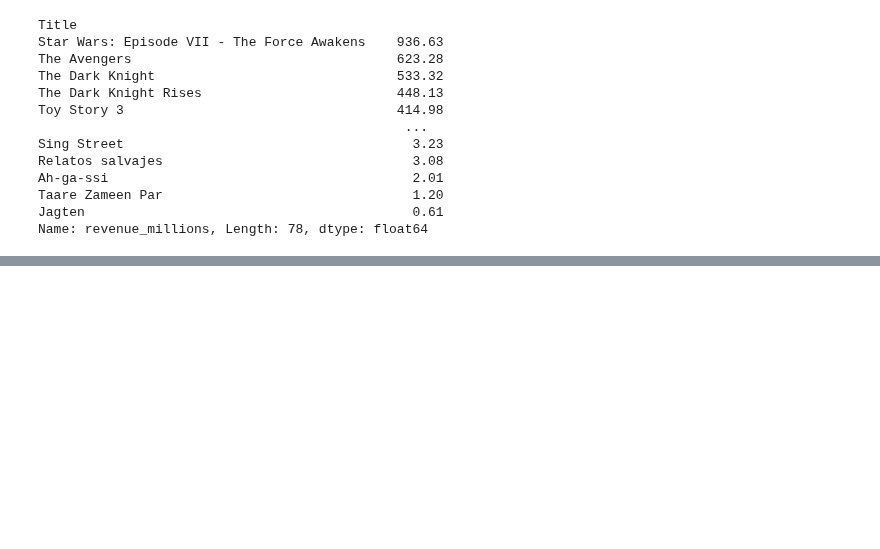
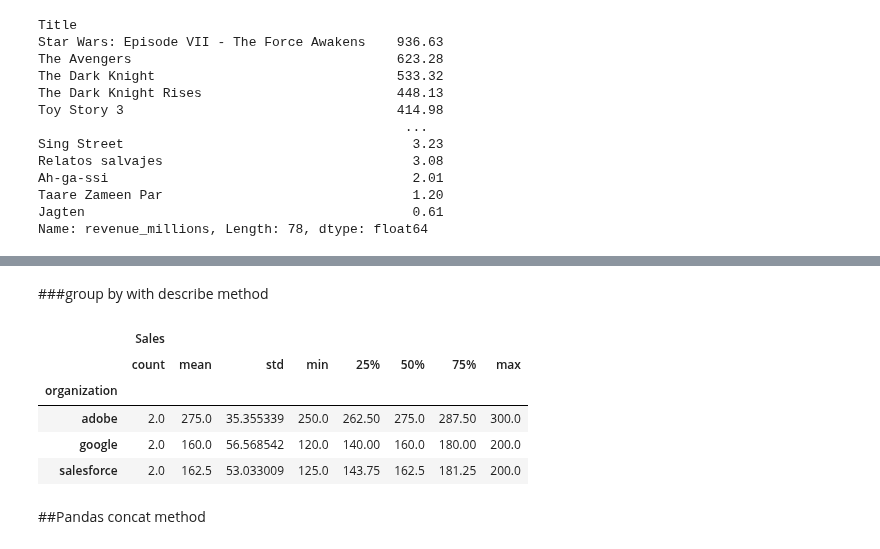
Before and after one commit to santhoshmc/machine-learning, a Jupyter notebook: Python_Pandas.ipynb, the cells around one changed output, grey strips where cells are left out. Saved outputs shown, nothing was run; the diff lists cells and outputs as text; code cells hidden in the pictures; blank space fills up the shorter version.

```diff
--- a/Python_Pandas.ipynb
+++ b/Python_Pandas.ipynb
@@ -725,0 +819,9 @@ Name: revenue_millions, Length: 78, dtype: float64
+# %%
+df = pd.DataFrame([['google', 'sam',200],
+                   ['google', 'charle', 120],
+                   ['salesforce','ram', 125],
+                   ['salesforce','kim',200],
+                   ['adobe','tom',300],
+                   ['adobe', 'nancy',250]])
+
+df.columns=['organization', 'Sales Person','Sales']
@@ -725,0 +882,13 @@ Name: revenue_millions, Length: 78, dtype: float64
+# %% [markdown]
+###group by with describe method
+# %%
+df.groupby('organization').describe()
+# %% [output]
+|  | Sales |  |  |  |  |  |  |  |
+|  | count | mean | std | min | 25% | 50% | 75% | max |
+| organization |  |  |  |  |  |  |  |  |
+| adobe | 2.0 | 275.0 | 35.355339 | 250.0 | 262.50 | 275.0 | 287.50 | 300.0 |
+| google | 2.0 | 160.0 | 56.568542 | 120.0 | 140.00 | 160.0 | 180.00 | 200.0 |
+| salesforce | 2.0 | 162.5 | 53.033009 | 125.0 | 143.75 | 162.5 | 181.25 | 200.0 |
+# %% [markdown]
+##Pandas concat method
```
Also changed, not shown: parts of 51 cells of this notebook.
